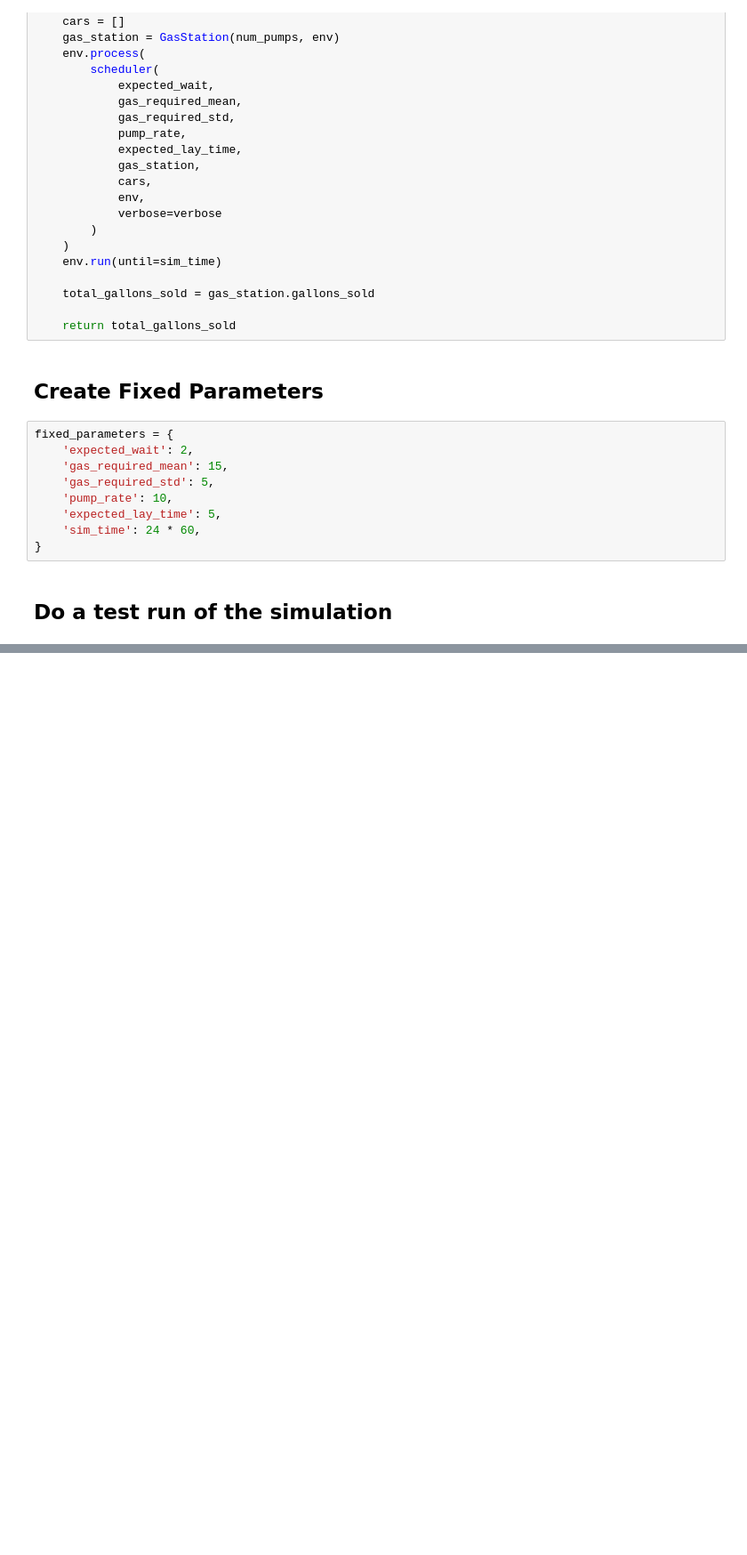
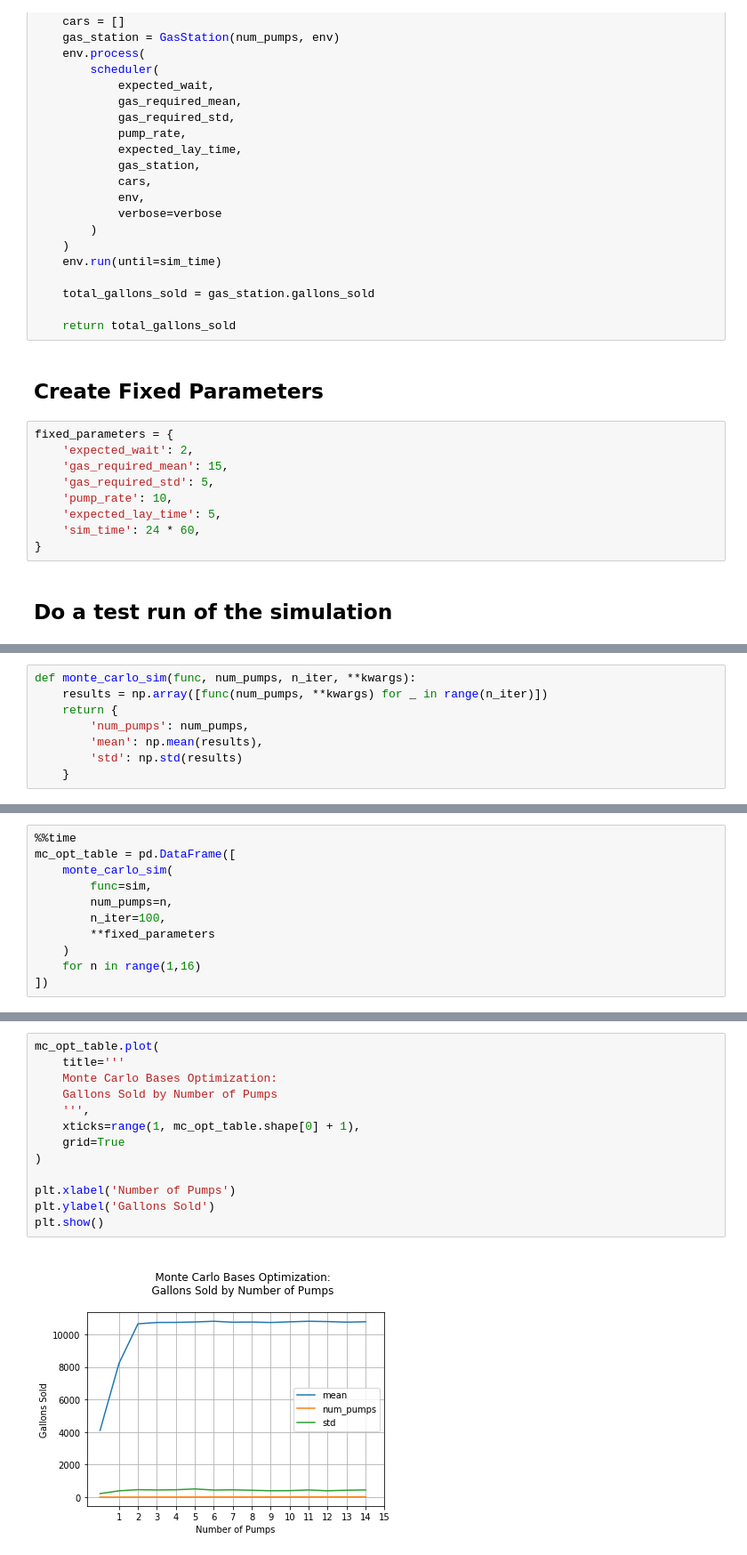
Before and after one commit to edkrueger/sim-opt-labs, a Jupyter notebook: optimization/solved/gas_station_opt.ipynb, the cells around one changed output, grey strips where cells are left out. Shown at 89% size. Saved outputs shown, nothing was run; the diff lists cells and outputs as text; blank space fills up the shorter version.

```diff
--- a/optimization/solved/gas_station_opt.ipynb
+++ b/optimization/solved/gas_station_opt.ipynb
@@ -288,0 +348,8 @@ Length: 99, dtype: float64
+# %%
+def monte_carlo_sim(func, num_pumps, n_iter, **kwargs):
+    results = np.array([func(num_pumps, **kwargs) for _ in range(n_iter)])
+    return {
+        'num_pumps': num_pumps,
+        'mean': np.mean(results),
+        'std': np.std(results)
+    }
@@ -288,0 +372,11 @@ Length: 99, dtype: float64
+# %%
+%%time
+mc_opt_table = pd.DataFrame([
+    monte_carlo_sim(
+        func=sim,
+        num_pumps=n,
+        n_iter=100,
+        **fixed_parameters
+    )
+    for n in range(1,16)
+])
@@ -288,0 +405,15 @@ Length: 99, dtype: float64
+# %%
+mc_opt_table.plot(
+    title='''
+    Monte Carlo Bases Optimization:
+    Gallons Sold by Number of Pumps
+    ''',
+    xticks=range(1, mc_opt_table.shape[0] + 1),
+    grid=True
+)
+
+plt.xlabel('Number of Pumps')
+plt.ylabel('Gallons Sold')
+plt.show()
+# %% [output]
+[figure, added]
```
Also changed, not shown: parts of 21 cells of this notebook.
